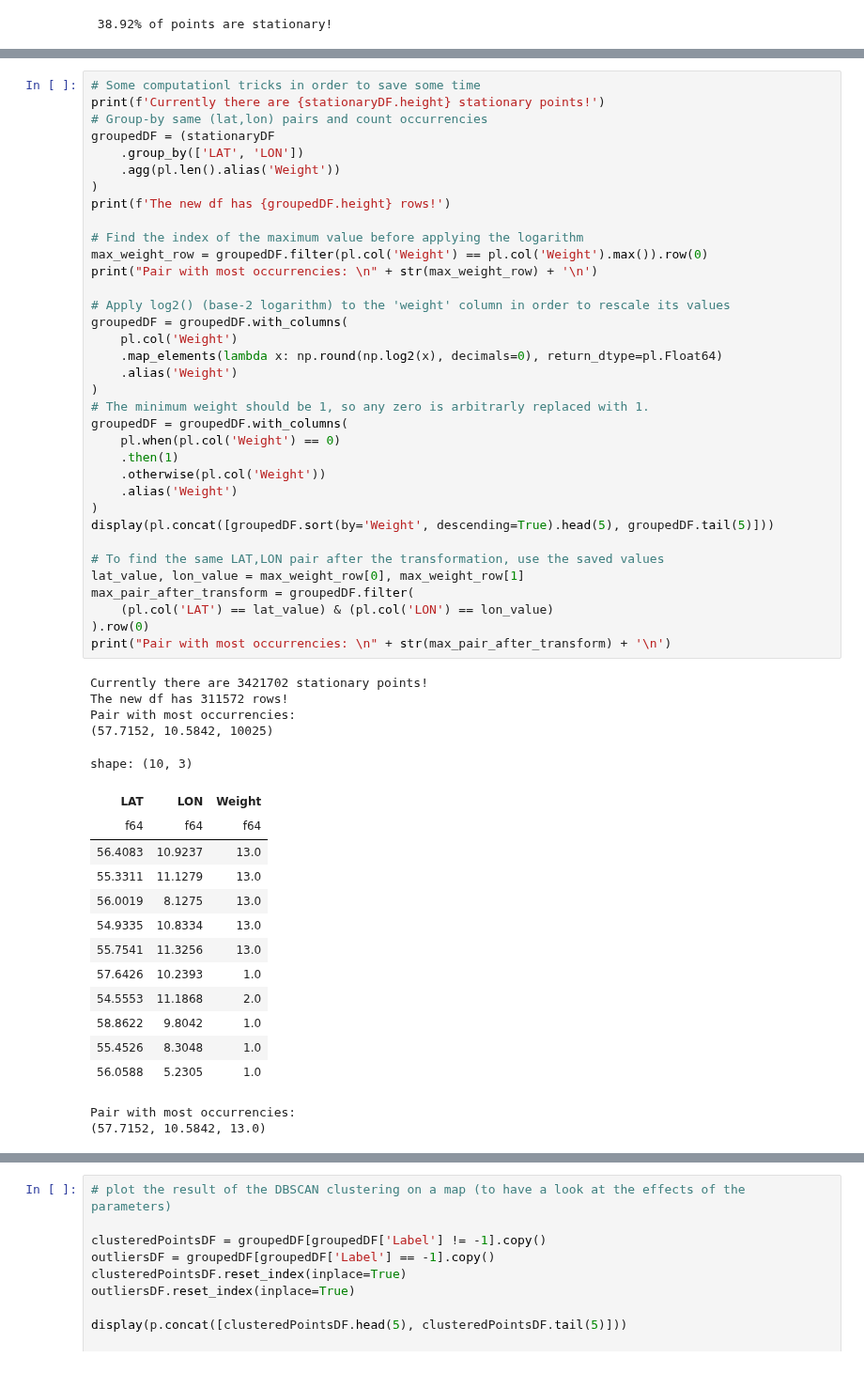
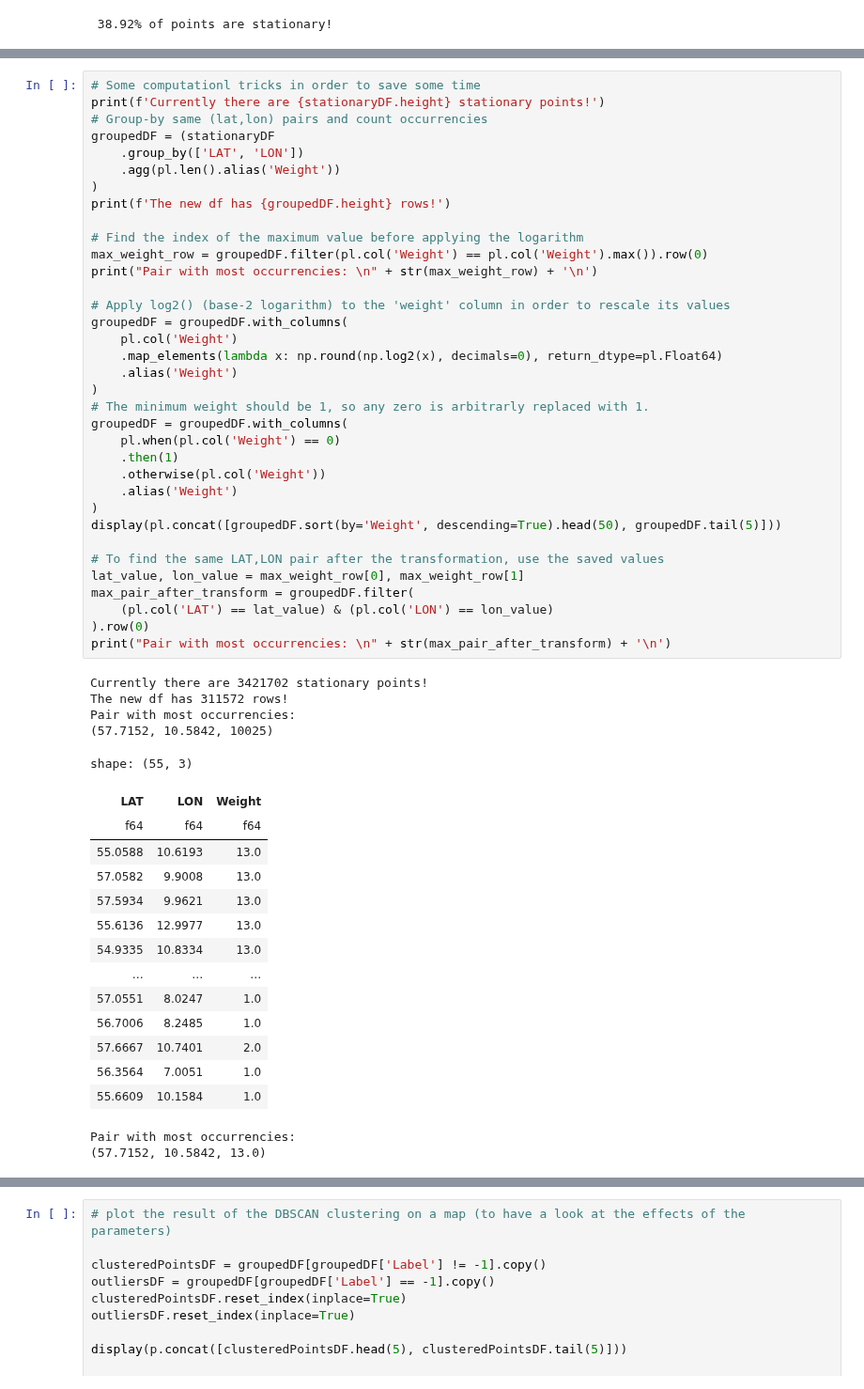
Before and after one commit to Accazeta/AIS_data_analysis, a Jupyter notebook: src/Denmark/TREAD.ipynb, the cells around one changed output, grey strips where cells are left out. Shown at 94% size. Saved outputs shown, nothing was run; the diff lists cells and outputs as text.

```diff
--- a/src/Denmark/TREAD.ipynb
+++ b/src/Denmark/TREAD.ipynb
@@ -471,44 +452,45 @@ print(f'The new df has {groupedDF.height} rows!')
 max_weight_row = groupedDF.filter(pl.col('Weight') == pl.col('Weight').max()).row(0)
 print("Pair with most occurrencies: \n" + str(max_weight_row) + '\n')
 
 # Apply log2() (base-2 logarithm) to the 'weight' column in order to rescale its values
 groupedDF = groupedDF.with_columns(
     pl.col('Weight')
     .map_elements(lambda x: np.round(np.log2(x), decimals=0), return_dtype=pl.Float64)
     .alias('Weight')
 )
 # The minimum weight should be 1, so any zero is arbitrarly replaced with 1.
 groupedDF = groupedDF.with_columns(
     pl.when(pl.col('Weight') == 0)
     .then(1)
     .otherwise(pl.col('Weight'))
     .alias('Weight')
 )
-display(pl.concat([groupedDF.sort(by='Weight', descending=True).head(5), groupedDF.tail(5)]))
+display(pl.concat([groupedDF.sort(by='Weight', descending=True).head(50), groupedDF.tail(5)]))
 
 # To find the same LAT,LON pair after the transformation, use the saved values
 lat_value, lon_value = max_weight_row[0], max_weight_row[1]
 max_pair_after_transform = groupedDF.filter(
     (pl.col('LAT') == lat_value) & (pl.col('LON') == lon_value)
 ).row(0)
 print("Pair with most occurrencies: \n" + str(max_pair_after_transform) + '\n')
 # %% [output]
 Currently there are 3421702 stationary points!
 The new df has 311572 rows!
 Pair with most occurrencies:
 (57.7152, 10.5842, 10025)
-shape: (10, 3)
+shape: (55, 3)
 | LAT | LON | Weight |
 | f64 | f64 | f64 |
-| 56.4083 | 10.9237 | 13.0 |
-| 55.3311 | 11.1279 | 13.0 |
-| 56.0019 | 8.1275 | 13.0 |
+| 55.0588 | 10.6193 | 13.0 |
+| 57.0582 | 9.9008 | 13.0 |
+| 57.5934 | 9.9621 | 13.0 |
+| 55.6136 | 12.9977 | 13.0 |
 | 54.9335 | 10.8334 | 13.0 |
-| 55.7541 | 11.3256 | 13.0 |
-| 57.6426 | 10.2393 | 1.0 |
-| 54.5553 | 11.1868 | 2.0 |
-| 58.8622 | 9.8042 | 1.0 |
-| 55.4526 | 8.3048 | 1.0 |
-| 56.0588 | 5.2305 | 1.0 |
+| … | … | … |
+| 57.0551 | 8.0247 | 1.0 |
+| 56.7006 | 8.2485 | 1.0 |
+| 57.6667 | 10.7401 | 2.0 |
+| 56.3564 | 7.0051 | 1.0 |
+| 55.6609 | 10.1584 | 1.0 |
 Pair with most occurrencies:
 (57.7152, 10.5842, 13.0)
```
Also changed, not shown: parts of 9 cells of this notebook.
